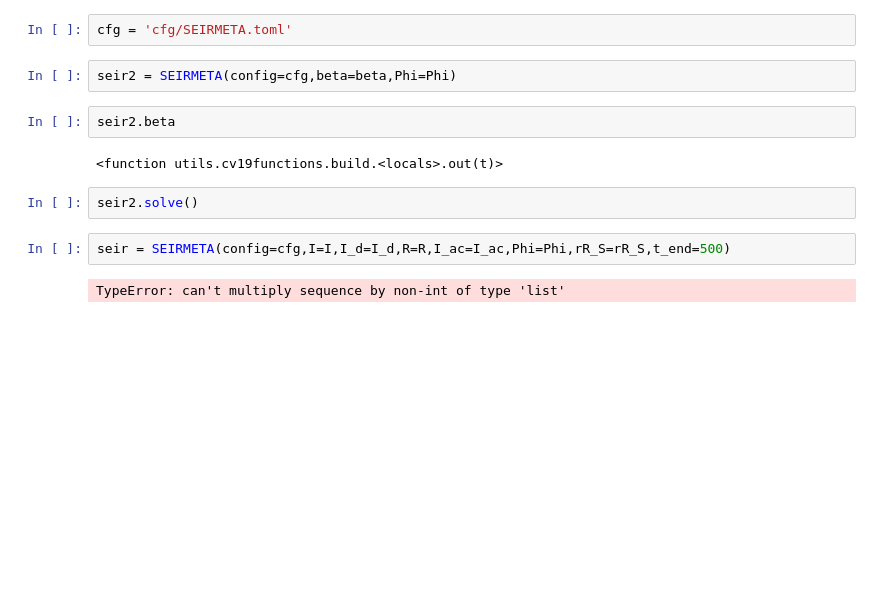
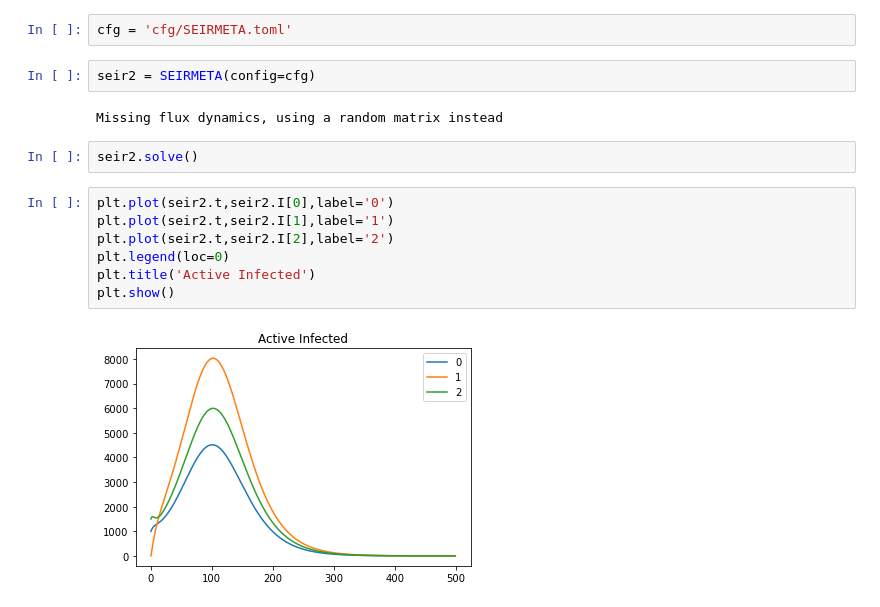
Before and after one commit to DLab/covid19geomodeller, a Jupyter notebook: Examples/SEIRMETA.ipynb, the cells around one changed output. Cells and saved outputs as stored; diff of their text form; blank space fills up the shorter version.

Commit message:
SEIRMETA backend v0.1 bugs fixed

```diff
--- a/Examples/SEIRMETA.ipynb
+++ b/Examples/SEIRMETA.ipynb
@@ -96,14 +96,17 @@ seir.params
 # %%
 cfg = 'cfg/SEIRMETA.toml'
 # %%
-seir2 = SEIRMETA(config=cfg,beta=beta,Phi=Phi)
+seir2 = SEIRMETA(config=cfg)
+# %% [output]
+Missing flux dynamics, using a random matrix instead
-# %%
-seir2.beta
-# %% [output]
-<function utils.cv19functions.build.<locals>.out(t)>
 # %%
 seir2.solve()
-# %%
-seir = SEIRMETA(config=cfg,I=I,I_d=I_d,R=R,I_ac=I_ac,Phi=Phi,rR_S=rR_S,t_end=500)
-# %% [output]
-TypeError: can't multiply sequence by non-int of type 'list'
+# %%
+plt.plot(seir2.t,seir2.I[0],label='0')
+plt.plot(seir2.t,seir2.I[1],label='1')
+plt.plot(seir2.t,seir2.I[2],label='2')
+plt.legend(loc=0)
+plt.title('Active Infected')
+plt.show()
+# %% [output]
+[figure, added]
```
Also changed, not shown: parts of 10 cells of this notebook, 5 other files.
